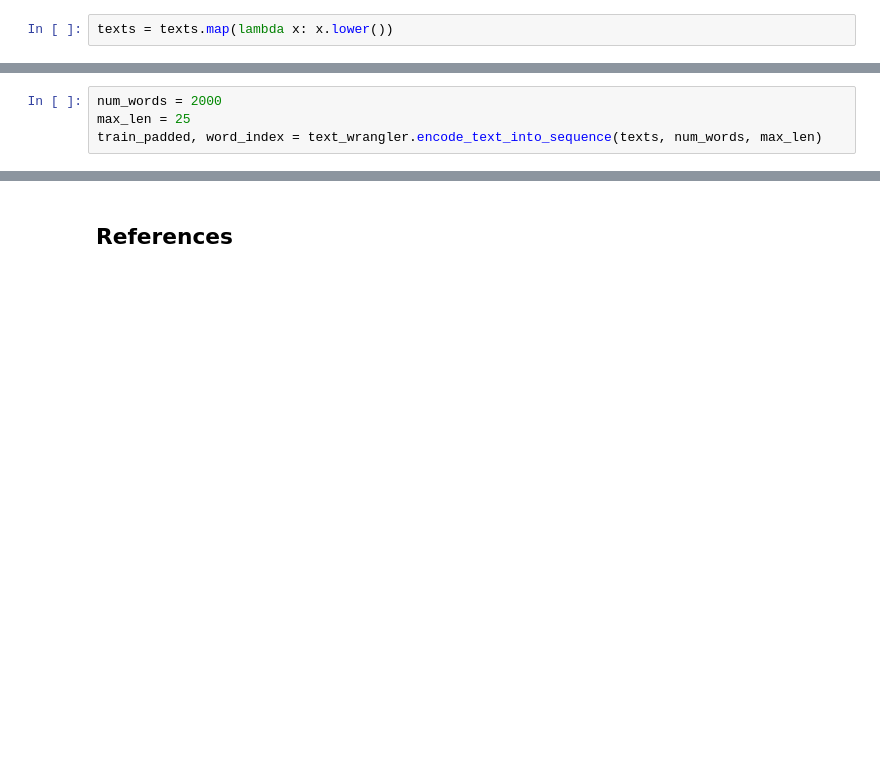
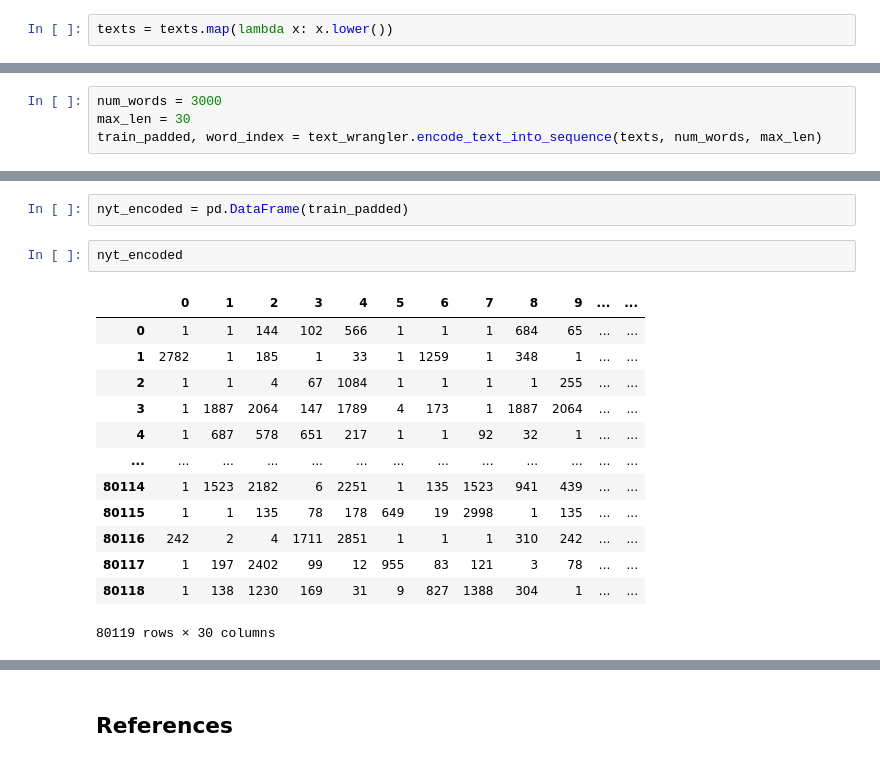
Before and after one commit to nico-corthorn/esg-portfolio, a Jupyter notebook: app/exploration/sent/clearning_and_wrangling_refactored.ipynb, the cells around one changed output, grey strips where cells are left out. Cells and saved outputs as stored; diff of their text form; blank space fills up the shorter version.

```diff
--- a/app/exploration/sent/clearning_and_wrangling_refactored.ipynb
+++ b/app/exploration/sent/clearning_and_wrangling_refactored.ipynb
@@ -125,4 +200,4 @@ nyt['headline_clean'] = texts
 # %%
-num_words = 2000
-max_len = 25
+num_words = 3000
+max_len = 30
 train_padded, word_index = text_wrangler.encode_text_into_sequence(texts, num_words, max_len)
@@ -128,0 +252,18 @@ train_padded, word_index = text_wrangler.encode_text_into_sequence(texts, num_wo
+# %%
+nyt_encoded = pd.DataFrame(train_padded)
+# %%
+nyt_encoded
+# %% [output]
+|  | 0 | 1 | 2 | 3 | 4 | 5 | 6 | 7 | 8 | 9 | ... | ... |
+| 0 | 1 | 1 | 144 | 102 | 566 | 1 | 1 | 1 | 684 | 65 | ... | ... |
+| 1 | 2782 | 1 | 185 | 1 | 33 | 1 | 1259 | 1 | 348 | 1 | ... | ... |
+| 2 | 1 | 1 | 4 | 67 | 1084 | 1 | 1 | 1 | 1 | 255 | ... | ... |
+| 3 | 1 | 1887 | 2064 | 147 | 1789 | 4 | 173 | 1 | 1887 | 2064 | ... | ... |
+| 4 | 1 | 687 | 578 | 651 | 217 | 1 | 1 | 92 | 32 | 1 | ... | ... |
+| ... | ... | ... | ... | ... | ... | ... | ... | ... | ... | ... | ... | ... |
+| 80114 | 1 | 1523 | 2182 | 6 | 2251 | 1 | 135 | 1523 | 941 | 439 | ... | ... |
+| 80115 | 1 | 1 | 135 | 78 | 178 | 649 | 19 | 2998 | 1 | 135 | ... | ... |
+| 80116 | 242 | 2 | 4 | 1711 | 2851 | 1 | 1 | 1 | 310 | 242 | ... | ... |
+| 80117 | 1 | 197 | 2402 | 99 | 12 | 955 | 83 | 121 | 3 | 78 | ... | ... |
+| 80118 | 1 | 138 | 1230 | 169 | 31 | 9 | 827 | 1388 | 304 | 1 | ... | ... |
+80119 rows × 30 columns
```
Also changed, not shown: parts of 25 cells of this notebook, 42 other files.
